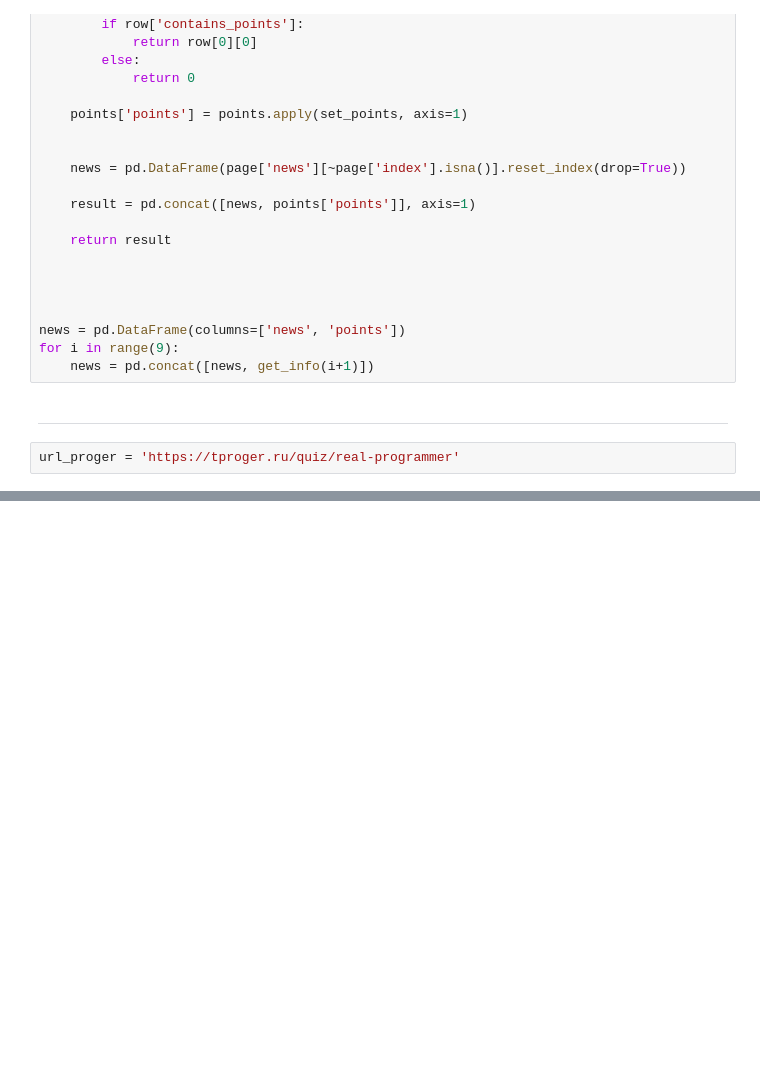
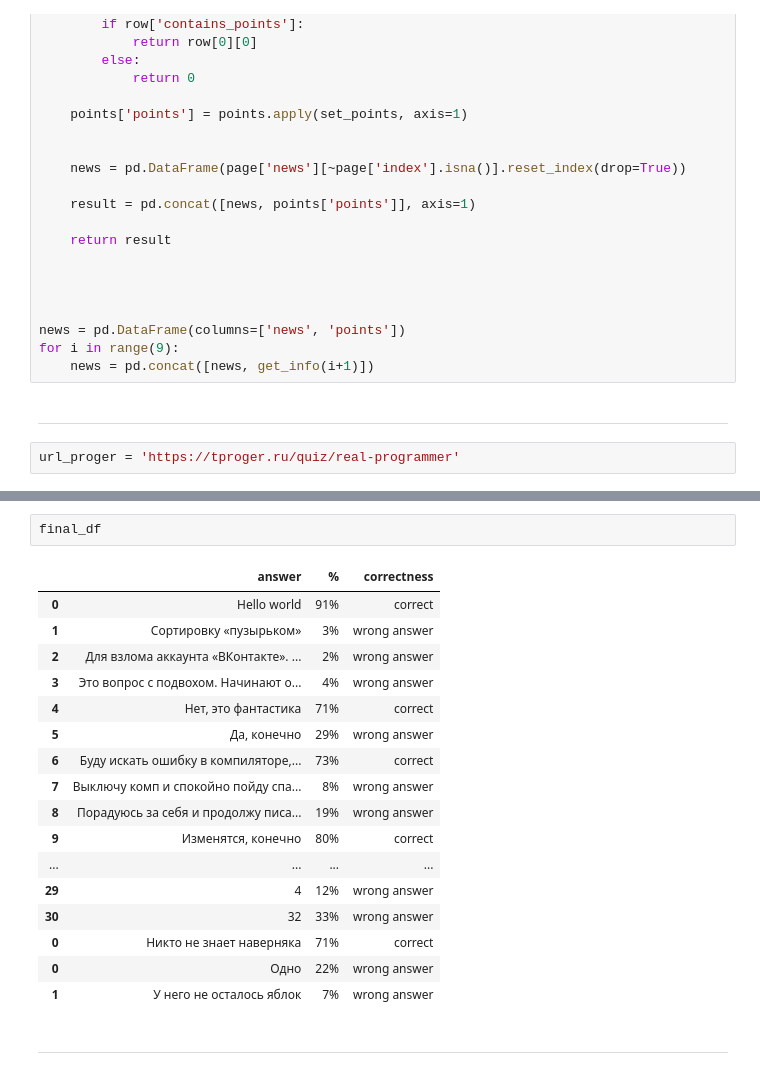
Before and after one commit to hotdonkey/data_science, a Jupyter notebook: DE/parcing_practice.ipynb, the cells around one changed output, grey strips where cells are left out. Saved outputs shown, nothing was run; the diff lists cells and outputs as text; blank space fills up the shorter version.

```diff
--- a/DE/parcing_practice.ipynb
+++ b/DE/parcing_practice.ipynb
@@ -79,0 +312,22 @@ element.click()
+# %%
+final_df
+# %% [output]
+|  | answer | % | correctness |
+| 0 | Hello world | 91% | correct |
+| 1 | Сортировку «пузырьком» | 3% | wrong answer |
+| 2 | Для взлома аккаунта «ВКонтакте». ... | 2% | wrong answer |
+| 3 | Это вопрос с подвохом. Начинают о... | 4% | wrong answer |
+| 4 | Нет, это фантастика | 71% | correct |
+| 5 | Да, конечно | 29% | wrong answer |
+| 6 | Буду искать ошибку в компиляторе,... | 73% | correct |
+| 7 | Выключу комп и спокойно пойду спа... | 8% | wrong answer |
+| 8 | Порадуюсь за себя и продолжу писа... | 19% | wrong answer |
+| 9 | Изменятся, конечно | 80% | correct |
+| ... | ... | ... | ... |
+| 29 | 4 | 12% | wrong answer |
+| 30 | 32 | 33% | wrong answer |
+| 0 | Никто не знает наверняка | 71% | correct |
+| 0 | Одно | 22% | wrong answer |
+| 1 | У него не осталось яблок | 7% | wrong answer |
+# %% [markdown]
+---
```
Also changed, not shown: parts of 13 cells of this notebook, 5 other files.
